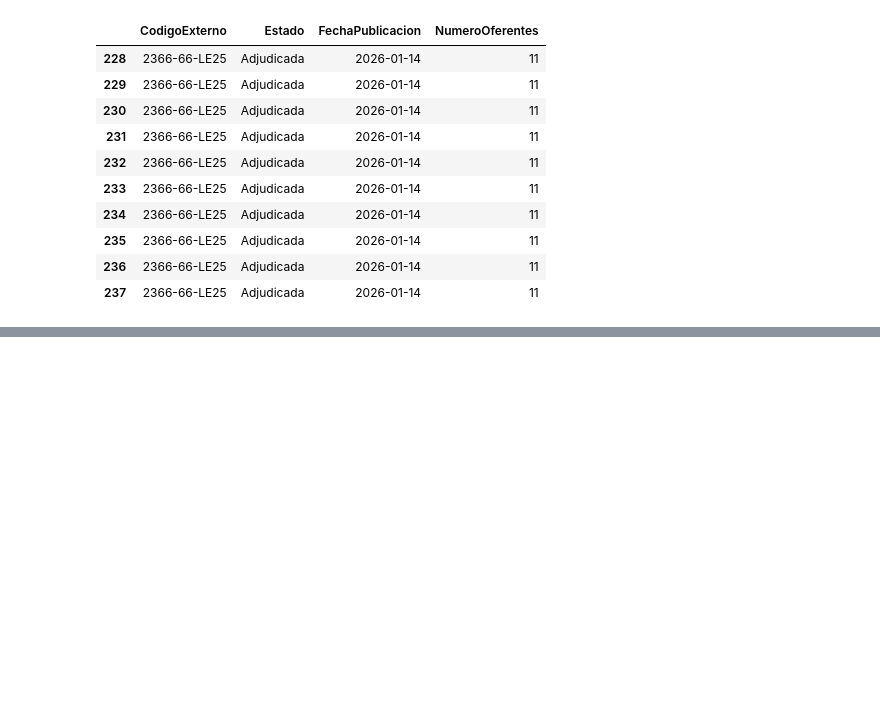
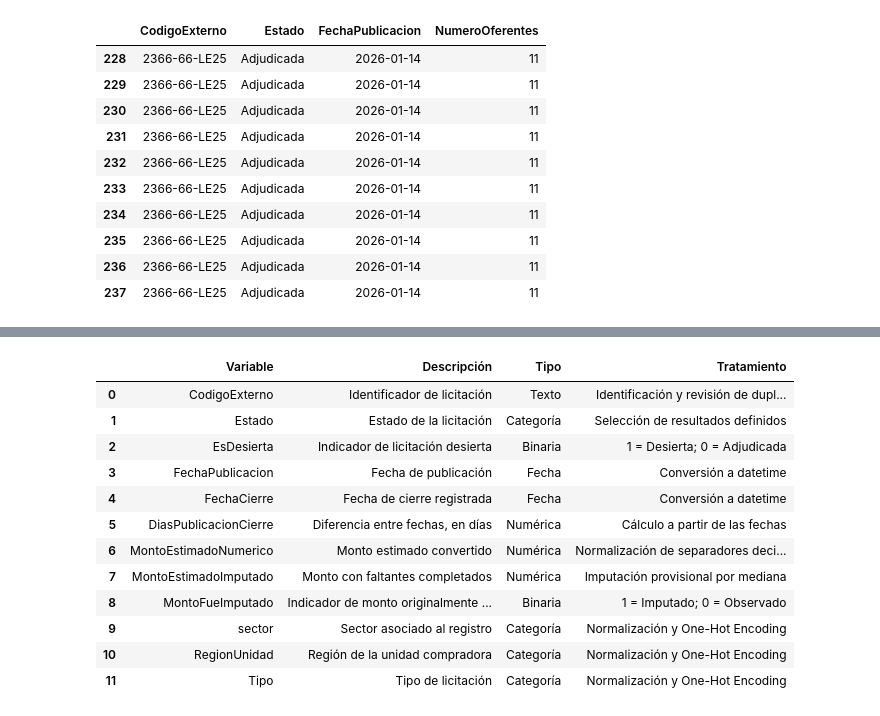
Before and after one commit to IgnacioCardenass/proyecto-grupo_1-mcdi500, a Jupyter notebook: F2/notebooks/Exploración_de_datos.ipynb, the cells around one changed output, grey strips where cells are left out. Cells and saved outputs as stored; diff of their text form; code cells hidden in the pictures; blank space fills up the shorter version.

```diff
--- a/F2/notebooks/Exploración_de_datos.ipynb
+++ b/F2/notebooks/Exploración_de_datos.ipynb
@@ -199,0 +1613,39 @@ Cantidad de registros: 222
+# %%
+
+# Diccionario de variables
+
+diccionario = pd.DataFrame([
+    ["CodigoExterno", "Identificador de licitación", "Texto", "Identificación y revisión de duplicados"],
+    ["Estado", "Estado de la licitación", "Categoría", "Selección de resultados definidos"],
+    ["EsDesierta", "Indicador de licitación desierta", "Binaria", "1 = Desierta; 0 = Adjudicada"],
+    ["FechaPublicacion", "Fecha de publicación", "Fecha", "Conversión a datetime"],
+    ["FechaCierre", "Fecha de cierre registrada", "Fecha", "Conversión a datetime"],
+    ["DiasPublicacionCierre", "Diferencia entre fechas, en días", "Numérica", "Cálculo a partir de las fechas"],
+    ["MontoEstimadoNumerico", "Monto estimado convertido", "Numérica", "Normalización de separadores decimales"],
+    ["MontoEstimadoImputado", "Monto con faltantes completados", "Numérica", "Imputación provisional por mediana"],
+    ["MontoFueImputado", "Indicador de monto originalmente faltante", "Binaria", "1 = Imputado; 0 = Observado"],
+    ["sector", "Sector asociado al registro", "Categoría", "Normalización y One-Hot Encoding"],
+    ["RegionUnidad", "Región de la unidad compradora", "Categoría", "Normalización y One-Hot Encoding"],
+    ["Tipo", "Tipo de licitación", "Categoría", "Normalización y One-Hot Encoding"]
+], columns=[
+    "Variable",
+    "Descripción",
+    "Tipo",
+    "Tratamiento"
+])
+
+display(diccionario)
+# %% [output]
+|  | Variable | Descripción | Tipo | Tratamiento |
+| 0 | CodigoExterno | Identificador de licitación | Texto | Identificación y revisión de dupl... |
+| 1 | Estado | Estado de la licitación | Categoría | Selección de resultados definidos |
+| 2 | EsDesierta | Indicador de licitación desierta | Binaria | 1 = Desierta; 0 = Adjudicada |
+| 3 | FechaPublicacion | Fecha de publicación | Fecha | Conversión a datetime |
+| 4 | FechaCierre | Fecha de cierre registrada | Fecha | Conversión a datetime |
+| 5 | DiasPublicacionCierre | Diferencia entre fechas, en días | Numérica | Cálculo a partir de las fechas |
+| 6 | MontoEstimadoNumerico | Monto estimado convertido | Numérica | Normalización de separadores deci... |
+| 7 | MontoEstimadoImputado | Monto con faltantes completados | Numérica | Imputación provisional por mediana |
+| 8 | MontoFueImputado | Indicador de monto originalmente ... | Binaria | 1 = Imputado; 0 = Observado |
+| 9 | sector | Sector asociado al registro | Categoría | Normalización y One-Hot Encoding |
+| 10 | RegionUnidad | Región de la unidad compradora | Categoría | Normalización y One-Hot Encoding |
+| 11 | Tipo | Tipo de licitación | Categoría | Normalización y One-Hot Encoding |
```
Also changed, not shown: parts of 79 cells of this notebook.
